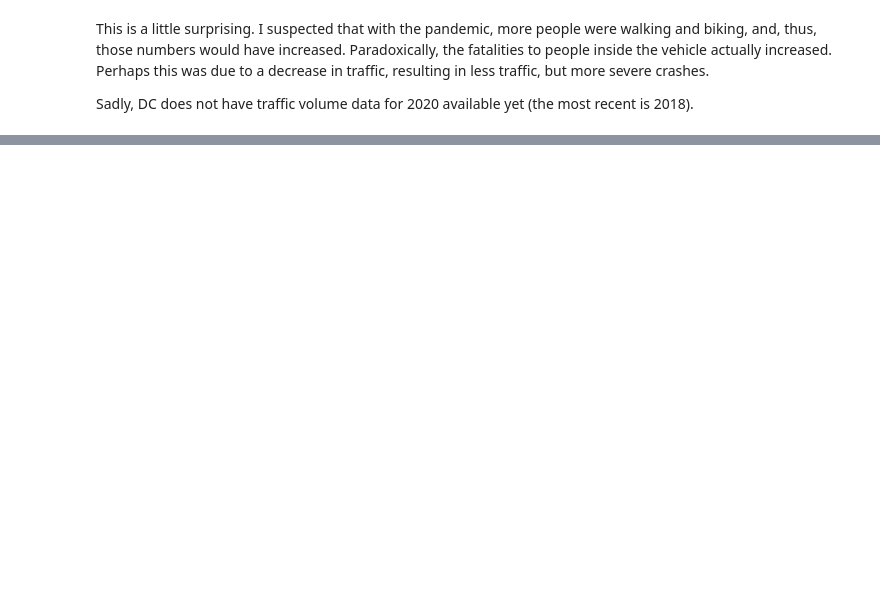
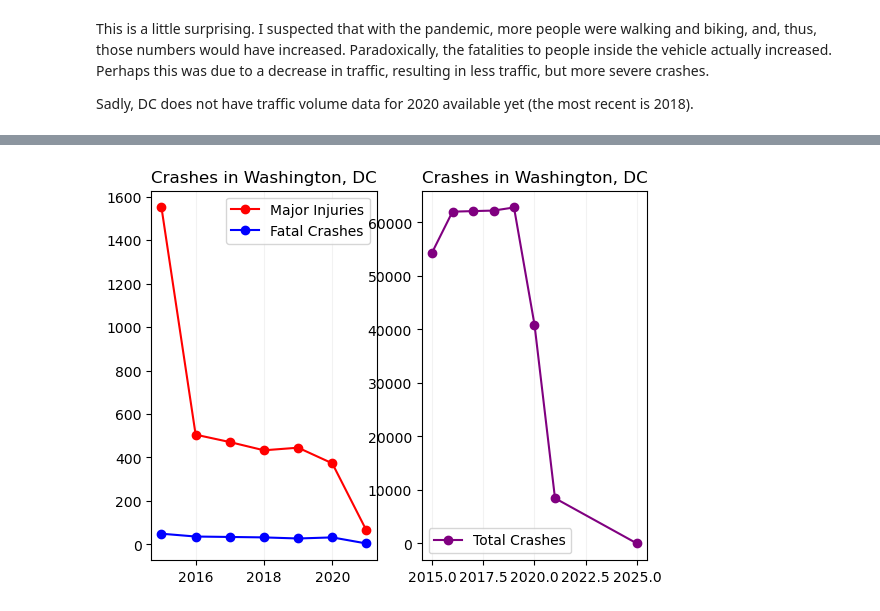
Before and after one commit to MEGlantz/Data205, a Jupyter notebook: DCEDA.ipynb, the cells around one changed output, grey strips where cells are left out. Cells and saved outputs as stored; diff of their text form; code cells hidden in the pictures; blank space fills up the shorter version.

```diff
--- a/DCEDA.ipynb
+++ b/DCEDA.ipynb
@@ -209,0 +290,8 @@ Sadly, DC does not have traffic volume data for 2020 available yet (the most rec
+# %%
+since2015 = dcCrashes['YEAR']>=2015
+since2015Crashes = dcCrashes[since2015]
+newMajorCrashes = since2015Crashes[isMajor]
+newMajorCrashes['MAJORINJURY']
+
+newFatalCrashes = since2015Crashes[isfatal]
+newFatalCrashes['FATAL']
@@ -209,0 +311,24 @@ Sadly, DC does not have traffic volume data for 2020 available yet (the most rec
+# %%
+fig = plt.figure()
+plt.style.use('default')
+plt.tight_layout()
+
+ax1 = fig.add_subplot(1,2,1)
+ax2 = fig.add_subplot(1,2,2)
+
+plt.title("Crashes in Washington, DC")
+ax1.plot(newMajorCrashes.groupby(['YEAR']).size(), label = "Major Injuries", color = 'red', marker = 'o')
+ax1.plot(newFatalCrashes.groupby(['YEAR']).size(), label = "Fatal Crashes", color = 'blue', marker = 'o')
+ax1.set_title("Crashes in Washington, DC")
+
+
+ax1.legend()
+ax1.grid(axis='x', color='0.95')
+
+ax2.plot(since2015Crashes.groupby(['YEAR']).size(), label = "Total Crashes", color = 'purple', marker = 'o')
+
+ax2.legend()
+ax2.set_title("Crashes in Washington, DC")
+ax2.grid(axis='x', color='0.95')
+# %% [output]
+[figure, added]
```
Also changed, not shown: parts of 26 cells of this notebook, 2 other files.
